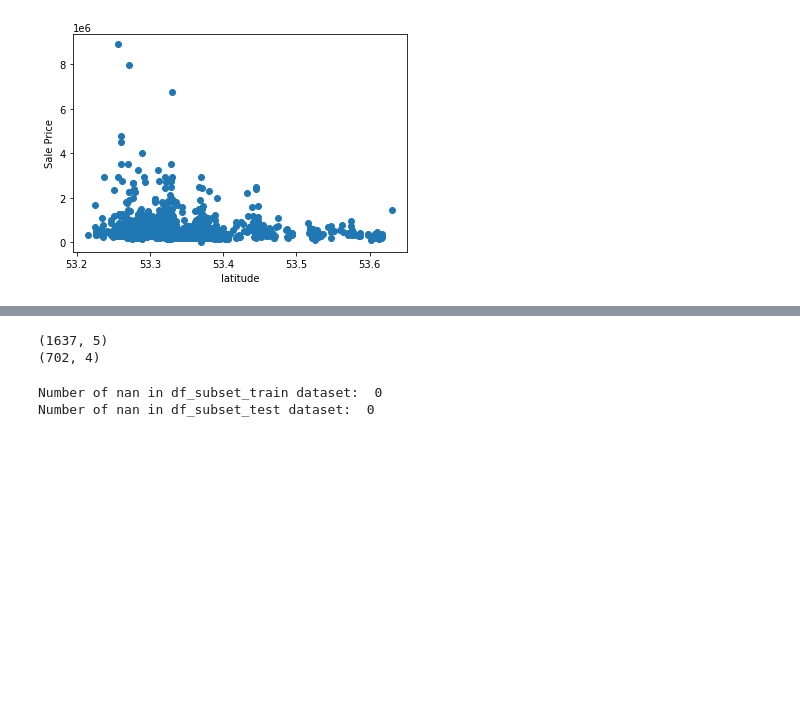
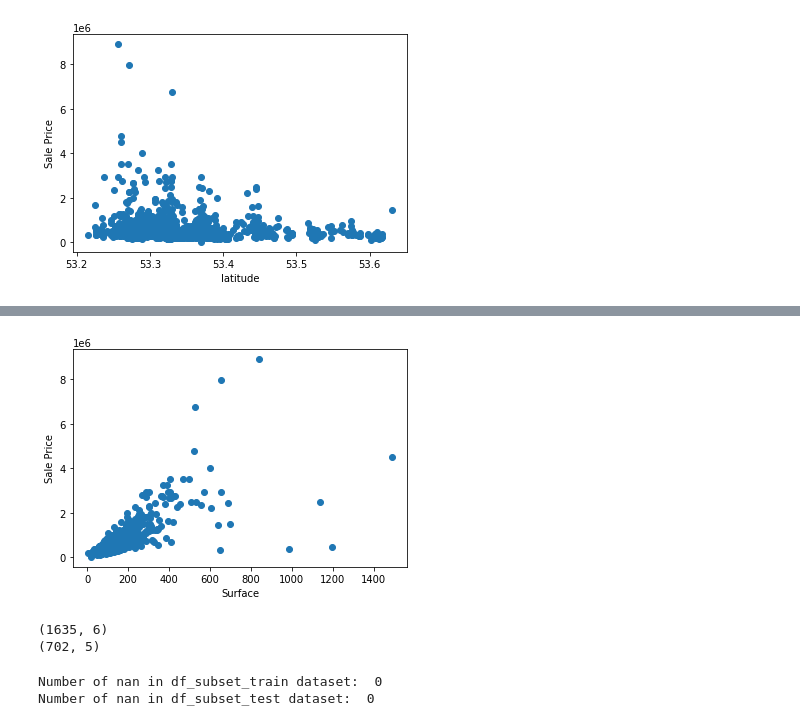
Before and after one commit to mike-scally/ET5003, a Jupyter notebook: ET5003_KaggleCompetition_MikeScally_9312951.ipynb, the cells around one changed output, grey strips where cells are left out. Drawn from its saved outputs; the diff is of its cells as text; code cells hidden in the pictures; blank space fills up the shorter version.

```diff
--- a/ET5003_KaggleCompetition_MikeScally_9312951.ipynb
+++ b/ET5003_KaggleCompetition_MikeScally_9312951.ipynb
@@ -283,11 +291,20 @@ plt.show()
+# %%
+#Remove outliers where surface > 3000
+dftrain = dftrain[dftrain['Surface'] < 3000]
+plt.scatter(x=dftrain['Surface'], y=dftrain['Price'])
+plt.ylabel('Sale Price')
+plt.xlabel('Surface')
+plt.show()
+# %% [output]
+[figure, added]
 # %%
 # Specify the features we will use to train the model
 
-featrain = ['Num_Beds','Num_Bathrooms','Latitude', 'Longitude', 'Price']
+featrain = ['Num_Beds','Num_Bathrooms','Latitude', 'Longitude', 'Surface', 'Price']
 # dropna: remove missing values
 df_subset_train = dftrain[featrain].dropna(axis=0)
 
-featest = ['Num_Beds','Num_Bathrooms','Latitude', 'Longitude']
+featest = ['Num_Beds','Num_Bathrooms','Latitude', 'Longitude', 'Surface']
 df_subset_test  =  dftest[featest].dropna(axis=0)
 
 # cost
@@ -297,8 +314,8 @@ print(df_subset_train.shape)
 print(df_subset_test.shape)
 #print(df_subset_cost.shape)
 # %% [output]
-(1637, 5)
-(702, 4)
+(1635, 6)
+(702, 5)
 # %%
 #Check that all our nan values are now removed
 print('Number of nan in df_subset_train dataset: ',df_subset_train.isnull().sum().sum())
```
Also changed, not shown: parts of 9 cells of this notebook.
